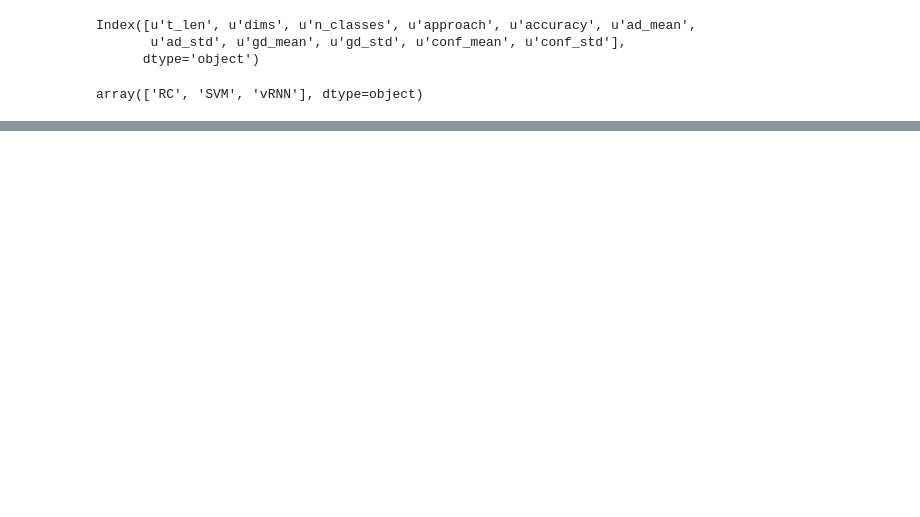
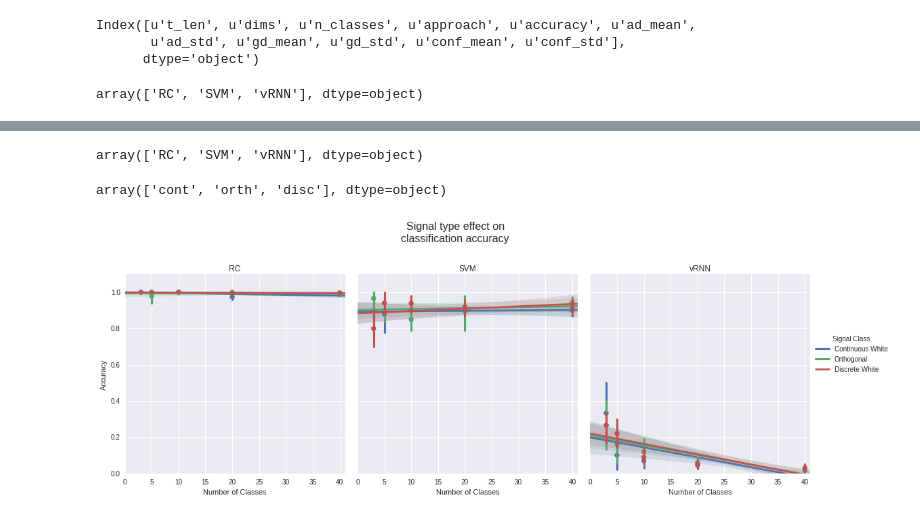
Before and after one commit to Seanny123/rnn-comparison, a Jupyter notebook: plot_class_exp_results.ipynb, the cells around one changed output, grey strips where cells are left out. Saved outputs shown, nothing was run; the diff lists cells and outputs as text; code cells hidden in the pictures; blank space fills up the shorter version.

```diff
--- a/plot_class_exp_results.ipynb
+++ b/plot_class_exp_results.ipynb
@@ -27 +26,8 @@ sns.lmplot("n_classes", "accuracy", hue="approach", data=df, x_estimator=np.mean
 [figure]
+# %%
+import itertools
+
+exp_iter = 10
+class_nums = [3, 5, 10, 20, 40]
+class_type_list = ["cont_spec", "orth_spec", "disc_spec"]
+approaches = df["approach"].unique()
@@ -27,0 +36,4 @@ sns.lmplot("n_classes", "accuracy", hue="approach", data=df, x_estimator=np.mean
+# %%
+df["approach"].unique()
+# %% [output]
+array(['RC', 'SVM', 'vRNN'], dtype=object)
@@ -27,0 +44,34 @@ sns.lmplot("n_classes", "accuracy", hue="approach", data=df, x_estimator=np.mean
+# %%
+for app, nc in itertools.product(approaches, class_nums):
+    idx = df.loc[(df["approach"] == app) & (df["n_classes"] == nc)][:10].index
+    df.loc[idx, "Signal Type"] = "cont"
+    idx = df.loc[(df["approach"] == app) & (df["n_classes"] == nc)][10:20].index
+    df.loc[idx, "Signal Type"] = "orth"
+    idx = df.loc[(df["approach"] == app) & (df["n_classes"] == nc)][20:30].index
+    df.loc[idx, "Signal Type"] = "disc"
+# %%
+df["Signal Type"].unique()
+# %% [output]
+array(['cont', 'orth', 'disc'], dtype=object)
+# %%
+ff = sns.lmplot("n_classes", "accuracy", hue="Signal Type", col="approach", data=df, x_estimator=np.mean, legend=False)
+
+title_list = ["RC", "SVM", "vRNN"]
+
+for a_i, ax in enumerate(ff.axes[0]):
+    ax.set_ylim((0.0, 1.1))
+    ax.set_xlim((0, 41))
+    ax.set_title(title_list[a_i])
+
+ax1 = ff.axes[0, 0]
+
+ll = len(ax1.lines)
+
+ff.fig.legend((ax1.lines[0], ax1.lines[ll/2], ax1.lines[-1]),
+              ("Continuous White", "Orthogonal", "Discrete White"), title="Signal Class", bbox_to_anchor=(1.09, 0.7))
+
+ff.set_axis_labels(x_var="Number of Classes", y_var="Accuracy")
+ff.fig.suptitle("Signal type effect on\nclassification accuracy", fontsize=16, y=1.15)
+ff.fig.savefig("signal_class.pdf", format="pdf", bbox_inches='tight')
+# %% [output]
+[figure, added]
```
Also changed, not shown: parts of 4 cells of this notebook, 12 other files.
